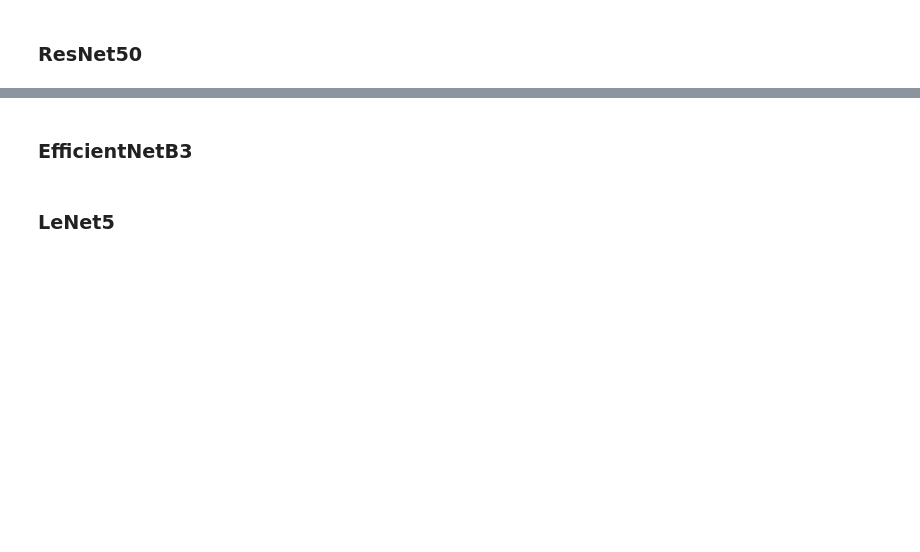
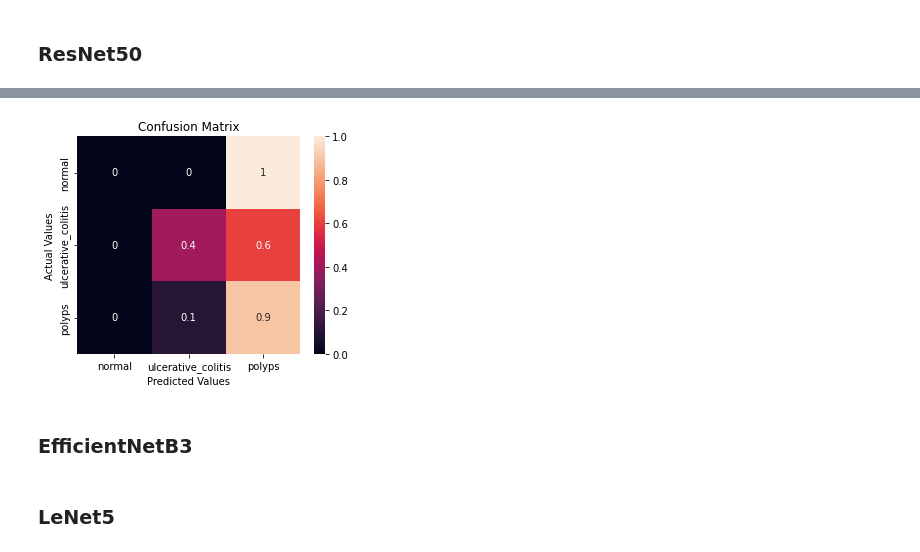
Before and after one commit to FlorenceBoutin/GI_disease_detection, a Jupyter notebook: notebooks/florence_cnn_transfer_learning.ipynb, the cells around one changed output, grey strips where cells are left out. Drawn from its saved outputs; the diff is of its cells as text; code cells hidden in the pictures; blank space fills up the shorter version.

```diff
--- a/notebooks/florence_cnn_transfer_learning.ipynb
+++ b/notebooks/florence_cnn_transfer_learning.ipynb
@@ -123,0 +517,7 @@ Epoch 1/20
+# %%
+# Data Augmentation
+imageAug = keras.Sequential([
+    keras.layers.RandomFlip("horizontal_and_vertical"),
+    keras.layers.RandomRotation(0.2),
+    keras.layers.RandomContrast(0.2)
+])
@@ -123,0 +582,7 @@ Epoch 1/20
+# %%
+es_recall_2 = EarlyStopping(patience=10, restore_best_weights=True, monitor='val_recall_1', mode='max')
+# %%
+history = model_resnet_2.fit(train_dataset,
+                epochs=50,
+                callbacks=[es_recall_2],
+                validation_data=val_dataset)
@@ -123,0 +630,6 @@ Epoch 1/20
+# %%
+predictions = model_resnet_2.predict(test_dataset)
+predictions = np.round(predictions, 0)
+predictions=pd.DataFrame(predictions)
+y_pred = np.array(predictions.idxmax(1))
+y_true = test_dataset.classes
@@ -124,3 +638,19 @@ Epoch 1/20
+# %%
+# Creating  a confusion matrix,which compares the y_test and y_pred
+cm = confusion_matrix(y_true, y_pred, normalize='true')
+# Creating a dataframe for a array-formatted Confusion matrix,so it will be easy for plotting.
+cm_df = pd.DataFrame(cm,
+                     index = ['normal','ulcerative_colitis','polyps'],
+                     columns = ['normal','ulcerative_colitis','polyps'])
+#Plotting the confusion matrix
+plt.figure(figsize=(5,4))
+sns.heatmap(cm_df, annot=True)
+plt.title('Confusion Matrix')
+plt.ylabel('Actual Values')
+plt.xlabel('Predicted Values')
+plt.show()
+# %% [output]
+[figure, added]
 # %% [markdown]
 ### EfficientNetB3
 # %% [markdown]
```
Also changed, not shown: parts of 33 cells of this notebook.
